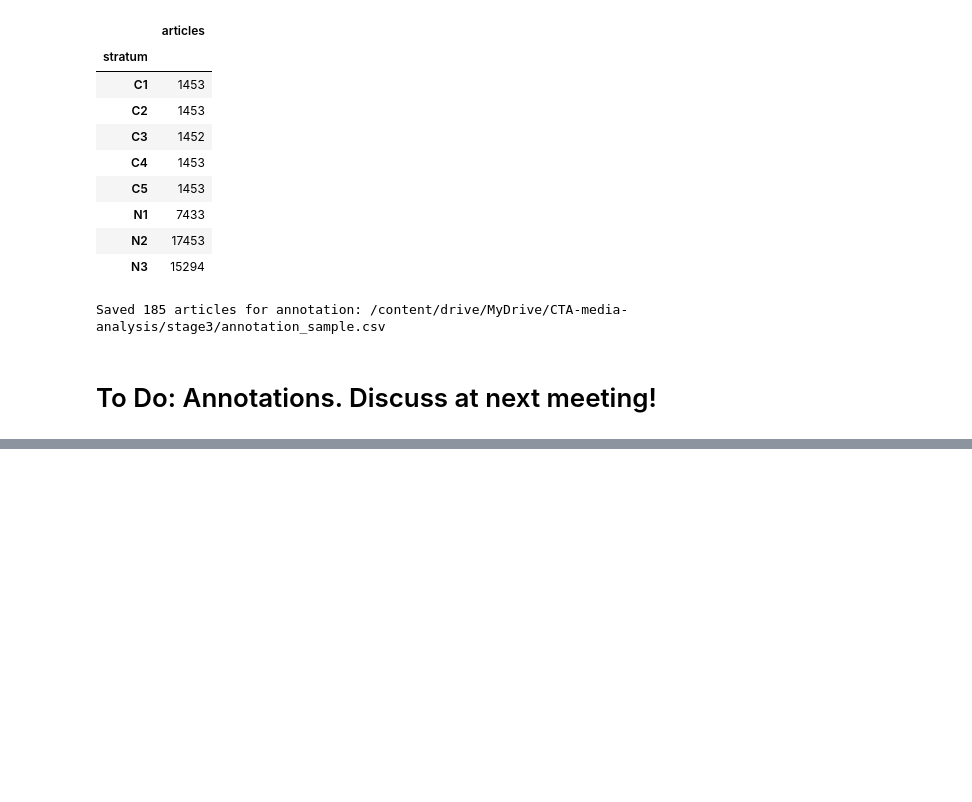
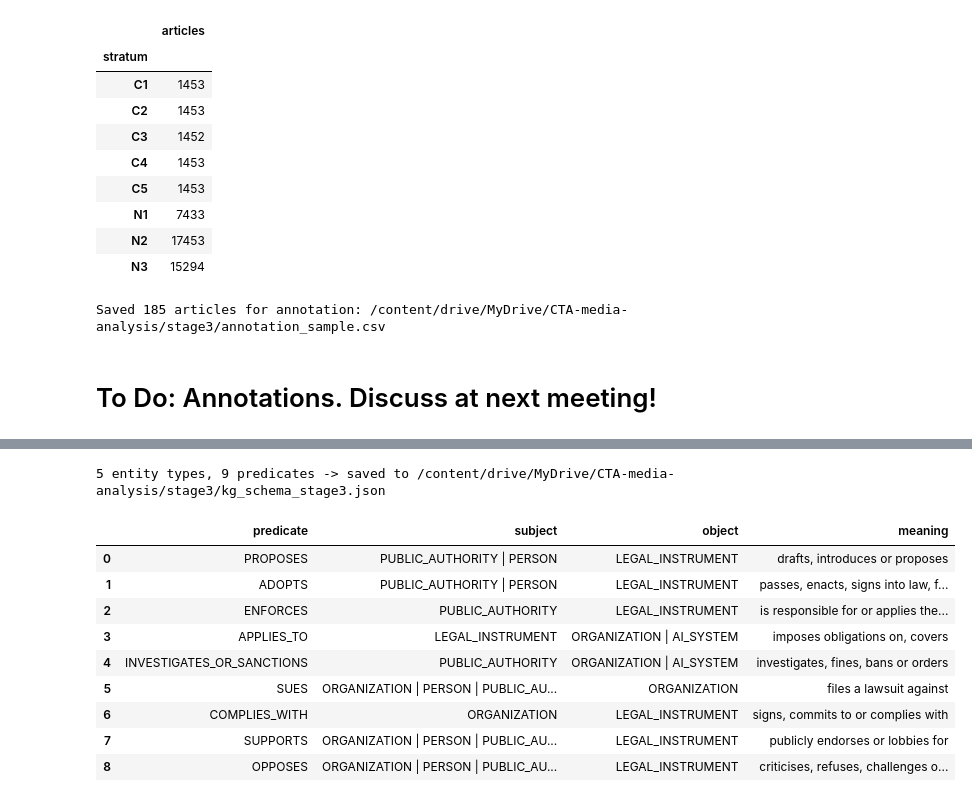
Before and after one commit to Pascingo/CTA-media-analysis, a Jupyter notebook: Stage_3.ipynb, the cells around one changed output, grey strips where cells are left out. Cells and saved outputs as stored; diff of their text form; code cells hidden in the pictures; blank space fills up the shorter version.

```diff
--- a/Stage_3.ipynb
+++ b/Stage_3.ipynb
@@ -638,0 +1188,51 @@ Saved 185 articles for annotation: /content/drive/MyDrive/CTA-media-analysis/sta
+# %%
+L, A, O, S, P = "LEGAL_INSTRUMENT", "PUBLIC_AUTHORITY", "ORGANIZATION", "AI_SYSTEM", "PERSON"
+
+KG_SCHEMA = {
+    "version": "stage3_v1",
+    "entity_types": {
+        L: "Law, bill, regulation, executive order, code of practice, standard or official framework",
+        A: "Government, legislature, regulator, agency, court or international organisation",
+        O: "Company, AI lab, NGO, publisher or industry association",
+        S: "Named AI model or AI product",
+        P: "Named individual",
+    },
+    "predicates": {
+        "PROPOSES":                  {"subject": [A, P],    "object": [L],    "meaning": "drafts, introduces or proposes"},
+        "ADOPTS":                    {"subject": [A, P],    "object": [L],    "meaning": "passes, enacts, signs into law, formally publishes"},
+        "ENFORCES":                  {"subject": [A],       "object": [L],    "meaning": "is responsible for or applies the enforcement of"},
+        "APPLIES_TO":                {"subject": [L],       "object": [O, S], "meaning": "imposes obligations on, covers"},
+        "INVESTIGATES_OR_SANCTIONS": {"subject": [A],       "object": [O, S], "meaning": "investigates, fines, bans or orders"},
+        "SUES":                      {"subject": [O, P, A], "object": [O],    "meaning": "files a lawsuit against"},
+        "COMPLIES_WITH":             {"subject": [O],       "object": [L],    "meaning": "signs, commits to or complies with"},
+        "SUPPORTS":                  {"subject": [O, P, A], "object": [L],    "meaning": "publicly endorses or lobbies for"},
+        "OPPOSES":                   {"subject": [O, P, A], "object": [L],    "meaning": "criticises, refuses, challenges or lobbies against"},
+    },
+    "modalities": ["actual", "planned"],
+}
+
+ENTITY_TYPES = list(KG_SCHEMA["entity_types"])
+PREDICATES = list(KG_SCHEMA["predicates"])
+
+# Save the schema as part of our data dictionary
+SCHEMA_FILE = os.path.join(STAGE3_FOLDER, "kg_schema_stage3.json")
+with open(SCHEMA_FILE, "w", encoding="utf-8") as f:
+    json.dump(KG_SCHEMA, f, indent=2)
+
+print(f"{len(ENTITY_TYPES)} entity types, {len(PREDICATES)} predicates -> saved to {SCHEMA_FILE}")
+pd.DataFrame([
+    {"predicate": p, "subject": " | ".join(v["subject"]), "object": " | ".join(v["object"]), "meaning": v["meaning"]}
+    for p, v in KG_SCHEMA["predicates"].items()
+])
+# %% [output]
+5 entity types, 9 predicates -> saved to /content/drive/MyDrive/CTA-media-analysis/stage3/kg_schema_stage3.json
+|  | predicate | subject | object | meaning |
+| 0 | PROPOSES | PUBLIC_AUTHORITY | PERSON | LEGAL_INSTRUMENT | drafts, introduces or proposes |
+| 1 | ADOPTS | PUBLIC_AUTHORITY | PERSON | LEGAL_INSTRUMENT | passes, enacts, signs into law, f... |
+| 2 | ENFORCES | PUBLIC_AUTHORITY | LEGAL_INSTRUMENT | is responsible for or applies the... |
+| 3 | APPLIES_TO | LEGAL_INSTRUMENT | ORGANIZATION | AI_SYSTEM | imposes obligations on, covers |
+| 4 | INVESTIGATES_OR_SANCTIONS | PUBLIC_AUTHORITY | ORGANIZATION | AI_SYSTEM | investigates, fines, bans or orders |
+| 5 | SUES | ORGANIZATION | PERSON | PUBLIC_AU... | ORGANIZATION | files a lawsuit against |
+| 6 | COMPLIES_WITH | ORGANIZATION | LEGAL_INSTRUMENT | signs, commits to or complies with |
+| 7 | SUPPORTS | ORGANIZATION | PERSON | PUBLIC_AU... | LEGAL_INSTRUMENT | publicly endorses or lobbies for |
+| 8 | OPPOSES | ORGANIZATION | PERSON | PUBLIC_AU... | LEGAL_INSTRUMENT | criticises, refuses, challenges o... |
```
Also changed, not shown: parts of 23 cells of this notebook.
